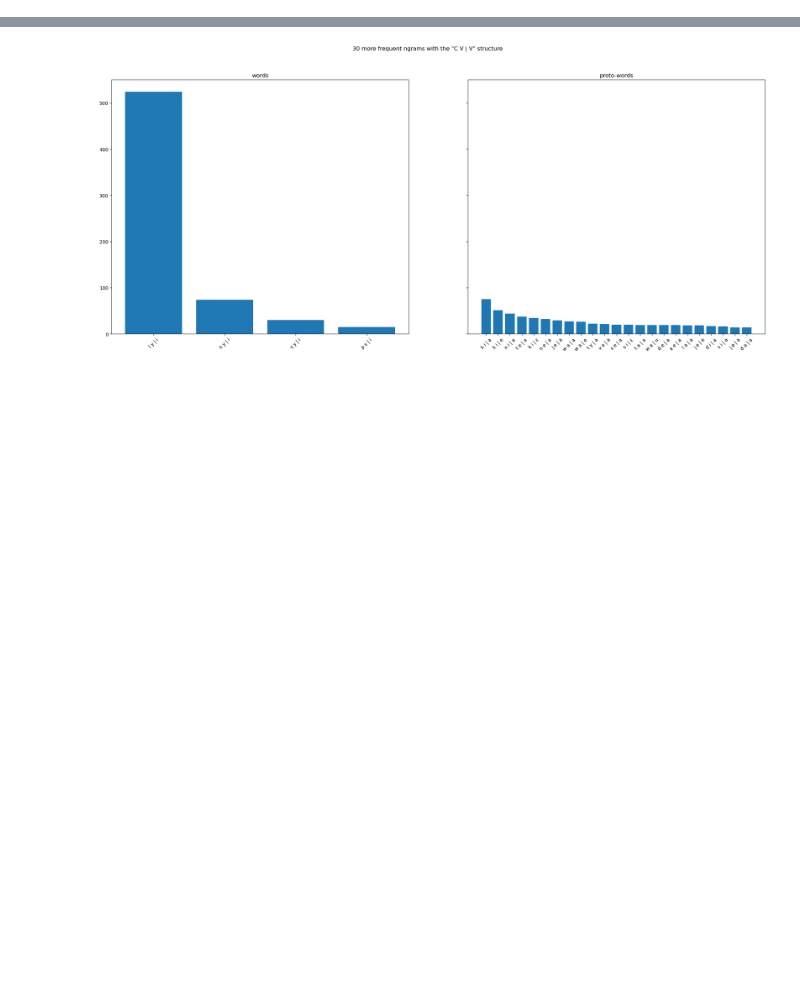
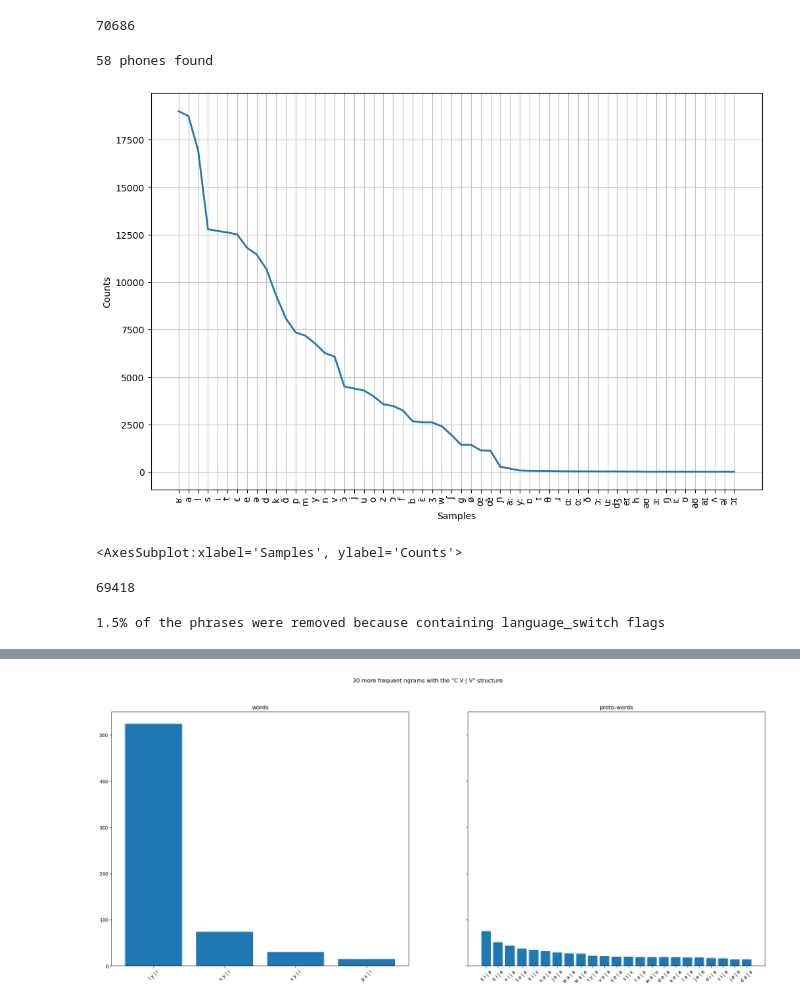
Before and after one commit to maureendss/protowuggy, a Jupyter notebook: scripts/plot_ngrams.ipynb, the cells around one changed output, grey strips where cells are left out. Drawn from its saved outputs; the diff is of its cells as text; code cells hidden in the pictures; blank space fills up the shorter version.

```diff
--- a/scripts/plot_ngrams.ipynb
+++ b/scripts/plot_ngrams.ipynb
@@ -14,0 +25,29 @@ phon_phrases = phonemize_phrases(phrases, language_code='fr-fr', njobs=40)
+# %%
+counts = nltk.FreqDist()
+for sent in phon_phrases:
+    counts.update(nltk.tokenize.word_tokenize(sent))
+counts.pop('/w')
+# %% [output]
+70686
+# %%
+print("{} phones found".format(len(counts)))
+counts.plot(len(counts),cumulative=False)
+# %% [output]
+58 phones found
+[figure, added]
+<AxesSubplot:xlabel='Samples', ylabel='Counts'>
+# %%
+n_sent_nf = 0
+counts_nolang = nltk.FreqDist()
+for sent in phon_phrases_langflag:
+    if not '(en)' in sent:
+        n_sent_nf+=1
+        counts_nolang.update(nltk.tokenize.word_tokenize(sent))
+counts_nolang.pop('/w')
+# %% [output]
+69418
+# %%
+perc_foreignsent = 100-(n_sent_nf*100/len(phon_phrases))
+print("{}% of the phrases were removed because containing language_switch flags".format(round(perc_foreignsent,2)))
+# %% [output]
+1.5% of the phrases were removed because containing language_switch flags
```
Also changed, not shown: parts of 13 cells of this notebook, 1 other file.
